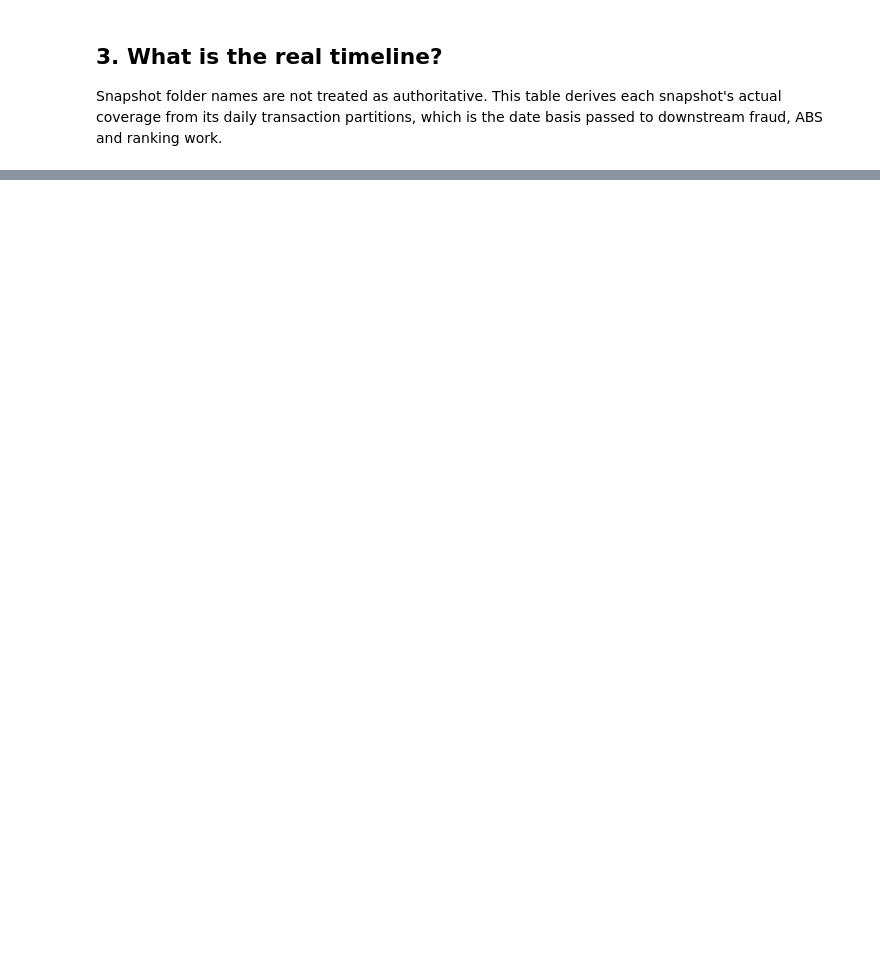
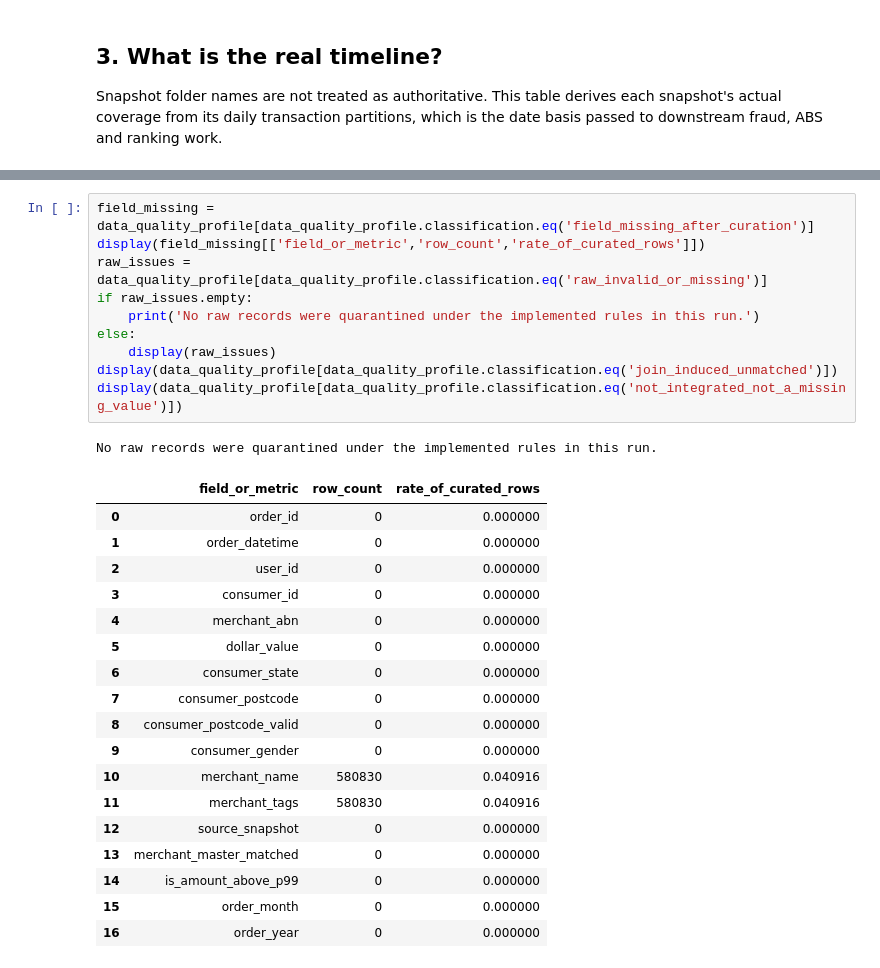
Before and after one commit to yixxx111/MAST30034-Project-2-Group-50, a Jupyter notebook: member2_curation/curation_summary/curation_summary.ipynb, the cells around one changed output, grey strips where cells are left out. Cells and saved outputs as stored; diff of their text form; blank space fills up the shorter version.

```diff
--- a/member2_curation/curation_summary/curation_summary.ipynb
+++ b/member2_curation/curation_summary/curation_summary.ipynb
@@ -81,0 +213,30 @@ display(pending_enrichment)
+# %%
+field_missing = data_quality_profile[data_quality_profile.classification.eq('field_missing_after_curation')]
+display(field_missing[['field_or_metric','row_count','rate_of_curated_rows']])
+raw_issues = data_quality_profile[data_quality_profile.classification.eq('raw_invalid_or_missing')]
+if raw_issues.empty:
+    print('No raw records were quarantined under the implemented rules in this run.')
+else:
+    display(raw_issues)
+display(data_quality_profile[data_quality_profile.classification.eq('join_induced_unmatched')])
+display(data_quality_profile[data_quality_profile.classification.eq('not_integrated_not_a_missing_value')])
+# %% [output]
+No raw records were quarantined under the implemented rules in this run.
+|  | field_or_metric | row_count | rate_of_curated_rows |
+| 0 | order_id | 0 | 0.000000 |
+| 1 | order_datetime | 0 | 0.000000 |
+| 2 | user_id | 0 | 0.000000 |
+| 3 | consumer_id | 0 | 0.000000 |
+| 4 | merchant_abn | 0 | 0.000000 |
+| 5 | dollar_value | 0 | 0.000000 |
+| 6 | consumer_state | 0 | 0.000000 |
+| 7 | consumer_postcode | 0 | 0.000000 |
+| 8 | consumer_postcode_valid | 0 | 0.000000 |
+| 9 | consumer_gender | 0 | 0.000000 |
+| 10 | merchant_name | 580830 | 0.040916 |
+| 11 | merchant_tags | 580830 | 0.040916 |
+| 12 | source_snapshot | 0 | 0.000000 |
+| 13 | merchant_master_matched | 0 | 0.000000 |
+| 14 | is_amount_above_p99 | 0 | 0.000000 |
+| 15 | order_month | 0 | 0.000000 |
+| 16 | order_year | 0 | 0.000000 |
```
Also changed, not shown: parts of 21 cells of this notebook, 17 other files.
